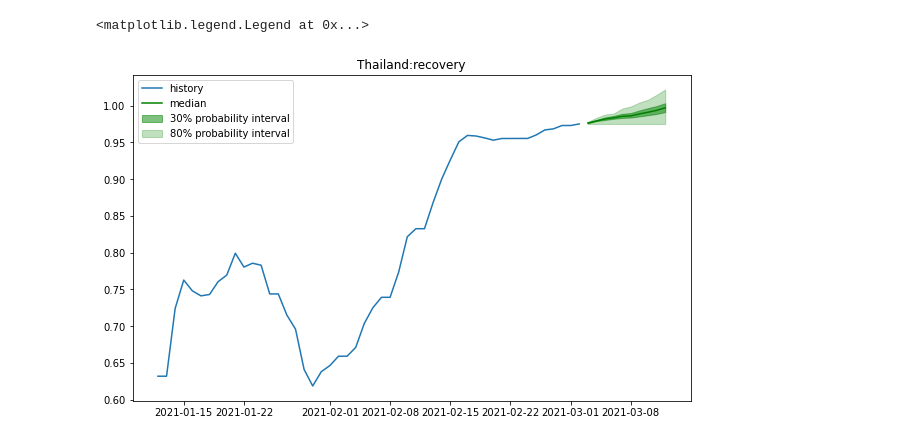
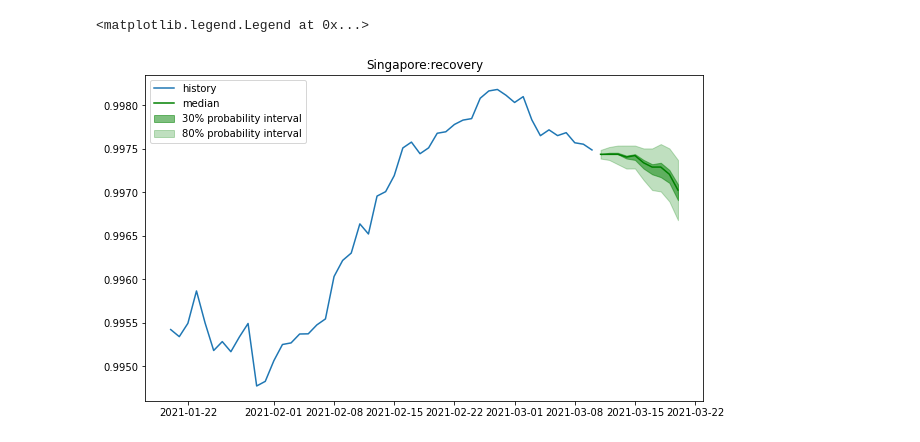
Before and after one commit to Mrzhouqifei/SUSTAIN, a Jupyter notebook: plot.ipynb, the cells around one changed output. Drawn from its saved outputs; the diff is of its cells as text; code cells hidden in the pictures.

```diff
--- a/plot.ipynb
+++ b/plot.ipynb
@@ -18,15 +18,15 @@ quantile90.index = pd.to_datetime(quantile90.index)
 quantile35.index = pd.to_datetime(quantile35.index)
 quantile65.index = pd.to_datetime(quantile65.index)
 # %%
-country = 'Thailand'
+country = 'Singapore'
 color = 'green'
 plt.figure(figsize=(10,6))
 plt.plot(history[country].iloc[-50:], '-', label='history')
 plt.plot(median[country], color=color, label='median')
 plt.fill_between(quantile35[country].index,quantile35[country],quantile65[country],color=color, alpha=0.5, label='30% probability interval')
 plt.fill_between(quantile10[country].index,quantile10[country],quantile90[country],color=color, alpha=0.25, label='80% probability interval')
 plt.title(country + ':' + series_category)
 plt.legend(loc='upper left')
 # %% [output]
 <matplotlib.legend.Legend at 0x...>
-[figure, old version]
+[figure, new version]
```
Also changed, not shown: parts of 2 cells of this notebook, 42 other files.
